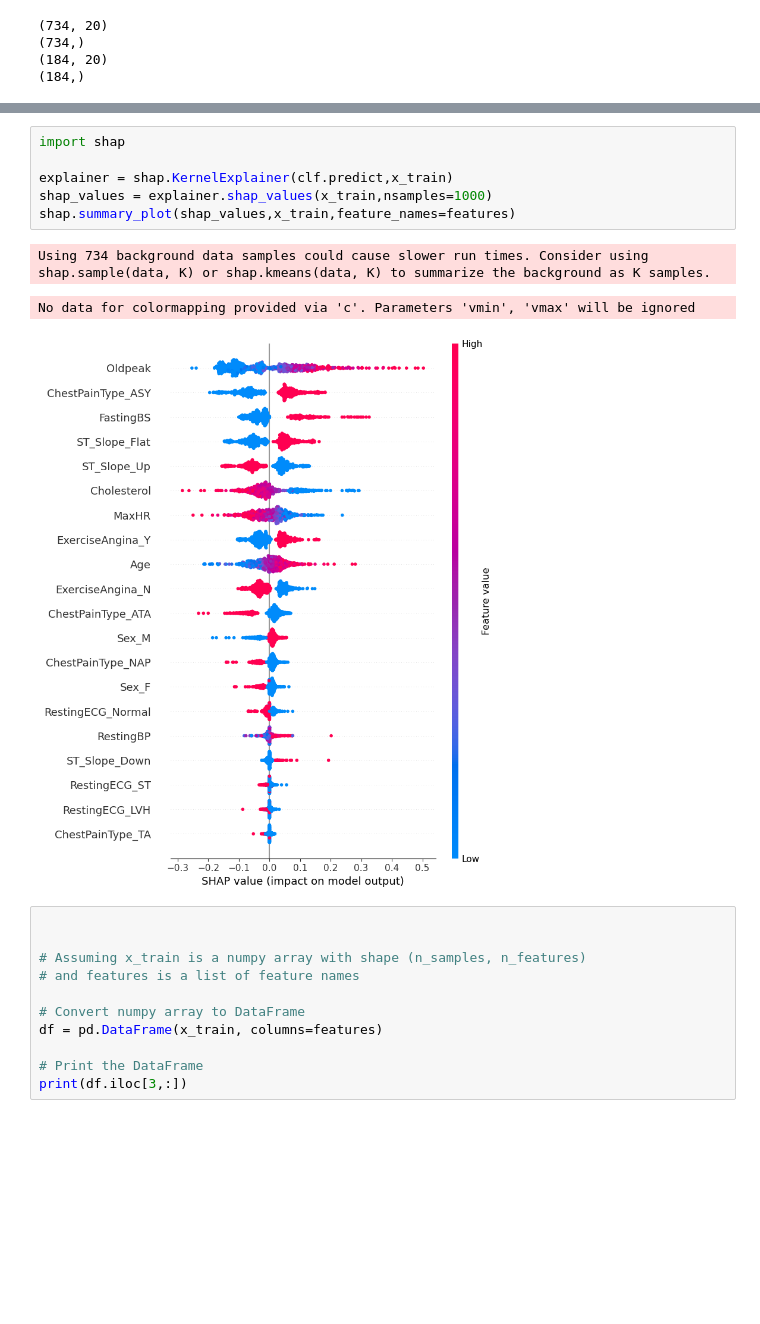
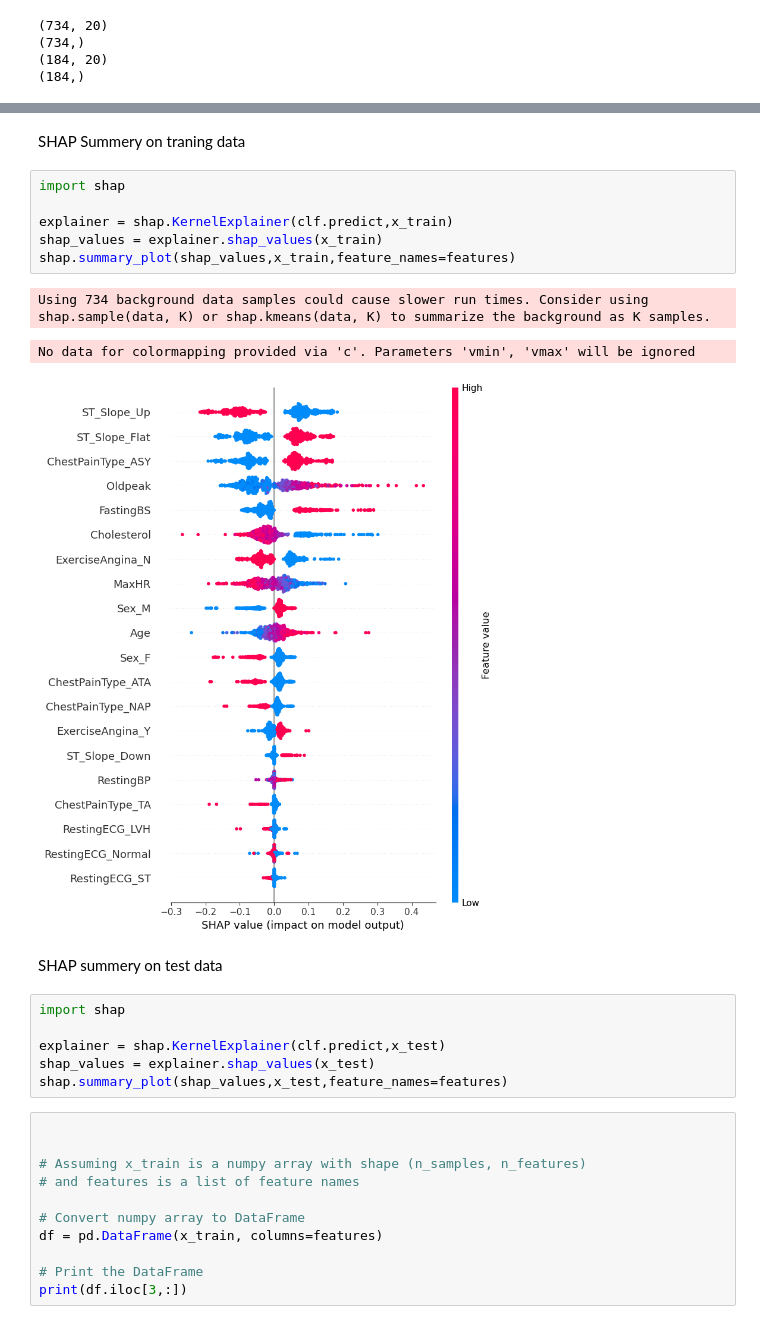
Before and after one commit to heden1/Interpretable-and-Explainable-Classification-for-Medical-Data, a Jupyter notebook: MultiLayerPerceptron.ipynb, the cells around one changed output, grey strips where cells are left out. Drawn from its saved outputs; the diff is of its cells as text; blank space fills up the shorter version.

Commit message:
changes so the shap evaluate the traningset and test set sepretly

```diff
--- a/MultiLayerPerceptron.ipynb
+++ b/MultiLayerPerceptron.ipynb
@@ -81,13 +81,23 @@ clf.score(x_test, y_test)
+# %% [markdown]
+SHAP Summery on traning data
 # %%
 import shap
 
 explainer = shap.KernelExplainer(clf.predict,x_train)
-shap_values = explainer.shap_values(x_train,nsamples=1000)
+shap_values = explainer.shap_values(x_train)
 shap.summary_plot(shap_values,x_train,feature_names=features)
 # %% [output]
 Using 734 background data samples could cause slower run times. Consider using shap.sample(data, K) or shap.kmeans(data, K) to summarize the background as K samples.
 No data for colormapping provided via 'c'. Parameters 'vmin', 'vmax' will be ignored
-[figure, old version]
+[figure, new version]
+# %% [markdown]
+SHAP summery on test data
+# %%
+import shap
+
+explainer = shap.KernelExplainer(clf.predict,x_test)
+shap_values = explainer.shap_values(x_test)
+shap.summary_plot(shap_values,x_test,feature_names=features)
 # %%
 
 
```
Also changed, not shown: parts of 2 cells of this notebook.
